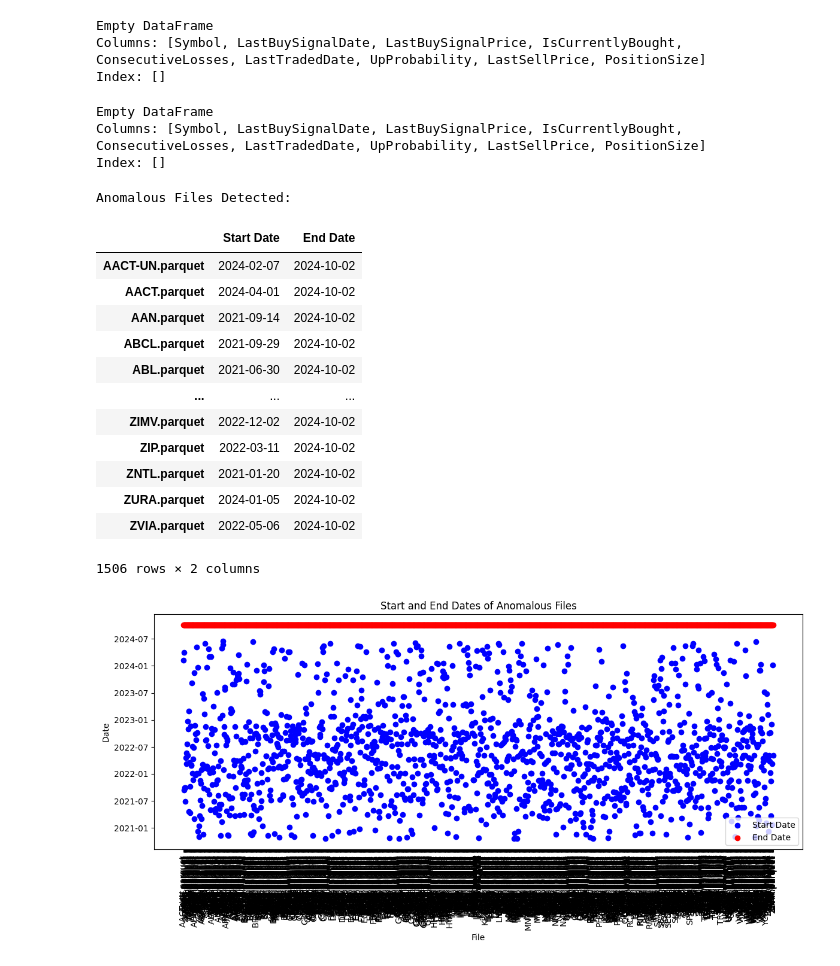
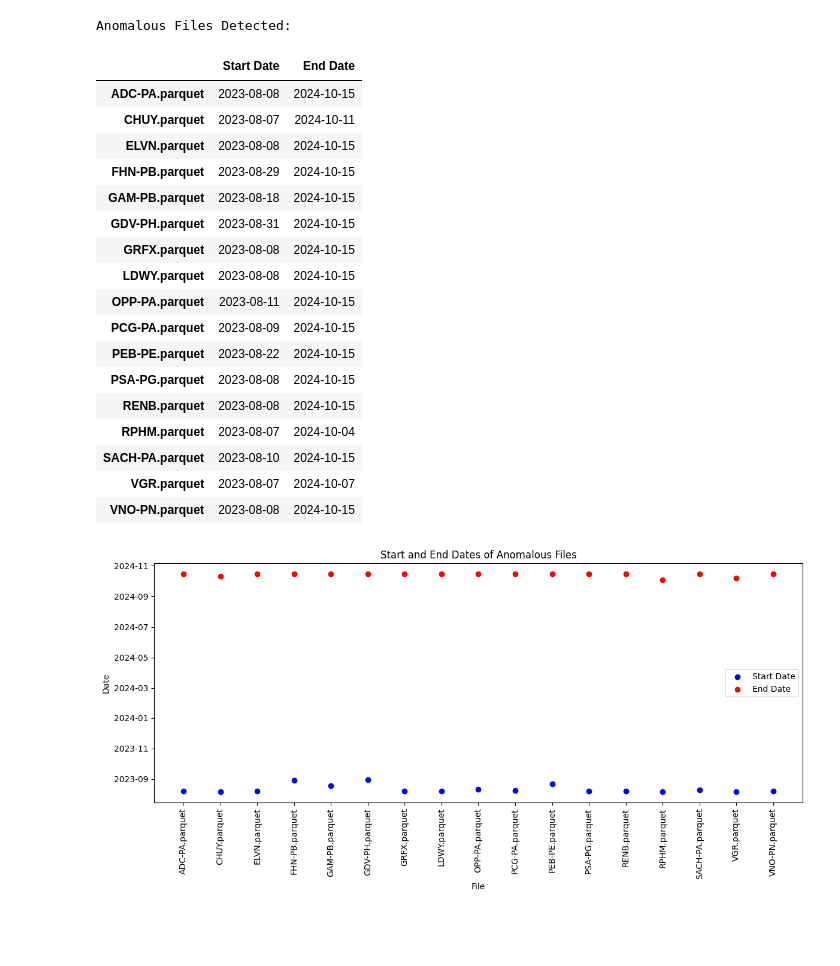
Before and after one commit to JonIsHere242/Stock-Market-LSTM, a Jupyter notebook: GeneralWorkspace.ipynb, the cells around one changed output. Saved outputs shown, nothing was run; the diff lists cells and outputs as text; code cells hidden in the pictures; blank space fills up the shorter version.

```diff
--- a/GeneralWorkspace.ipynb
+++ b/GeneralWorkspace.ipynb
@@ -117,0 +100,14 @@ Percentage of stale files: 0.00%
+# %%
+import pandas as pd
+
+# Load the data from the parquet file
+df = pd.read_parquet("_Buy_Signals.parquet")
+
+# Remove the rows where the symbol is "INMD" or "NTLA"
+df_filtered = df[~df['Symbol'].isin(['INMD', 'NTLA'])]
+
+# Save the filtered DataFrame back to the parquet file
+df_filtered.to_parquet("_Buy_Signals.parquet", index=False)
+
+# Optional: print the tail of the updated DataFrame to confirm the changes
+print(df_filtered.tail())
@@ -603,33 +391,3 @@ Middle State Data Count: 621
-# %%
-import pandas as pd
-
-# Load the parquet file
-file = "_Buy_Signals.parquet"
-df = pd.read_parquet(file)
-
-# Create an empty DataFrame with the same columns
-empty_df = pd.DataFrame(columns=df.columns)
-
-# Print the empty DataFrame to verify
-print(empty_df)
-##save the empty dataframe to a new parquet file
-empty_df.to_parquet("_Buy_Signals.parquet")
-# %% [output]
-Empty DataFrame
-Columns: [Symbol, LastBuySignalDate, LastBuySignalPrice, IsCurrentlyBought, ConsecutiveLosses, LastTradedDate, UpProbability, LastSellPrice, PositionSize]
-Index: []
-# %%
-import pandas as pd
-
-# Load the parquet file
-file = "_Buy_Signals.parquet"
-df = pd.read_parquet(file)
-
-print(df.tail())
-# %% [output]
-Empty DataFrame
-Columns: [Symbol, LastBuySignalDate, LastBuySignalPrice, IsCurrentlyBought, ConsecutiveLosses, LastTradedDate, UpProbability, LastSellPrice, PositionSize]
-Index: []
 # %%
 # Import required libraries
 import os
@@ -644,7 +402,7 @@ folder_path = "Data/RFpredictions"
 date_ranges = {}
 
 # Define the latest date to check for consistency
-latest_date = pd.Timestamp("2024-09-27")
+latest_date = pd.Timestamp("2024-10-16")
 
 # Load all Parquet files and check their date ranges
 files = [f for f in os.listdir(folder_path) if f.endswith(".parquet")]
@@ -683,43 +441,48 @@ anomalous_files = date_ranges_df[
 # Display only the anomalous files
 if not anomalous_files.empty:
     print("Anomalous Files Detected:")
     display(anomalous_files)
 
     # Plot the start and end dates of the anomalous files
     plt.figure(figsize=(12, 6))
 
     # Plot start dates
     plt.scatter(anomalous_files.index, anomalous_files['Start Date'], color='blue', label='Start Date')
 
     # Plot end dates
     plt.scatter(anomalous_files.index, anomalous_files['End Date'], color='red', label='End Date')
 
     # Formatting the plot
     plt.xlabel('File')
     plt.ylabel('Date')
     plt.xticks(rotation=90)
     plt.legend()
     plt.title('Start and End Dates of Anomalous Files')
 
     # Show plot
     plt.tight_layout()
     plt.show()
 
 else:
     print("No anomalies found. All files have consistent date ranges.")
 # %% [output]
 Anomalous Files Detected:
 |  | Start Date | End Date |
-| AACT-UN.parquet | 2024-02-07 | 2024-10-02 |
-| AACT.parquet | 2024-04-01 | 2024-10-02 |
-| AAN.parquet | 2021-09-14 | 2024-10-02 |
-| ABCL.parquet | 2021-09-29 | 2024-10-02 |
-| ABL.parquet | 2021-06-30 | 2024-10-02 |
-| ... | ... | ... |
-| ZIMV.parquet | 2022-12-02 | 2024-10-02 |
-| ZIP.parquet | 2022-03-11 | 2024-10-02 |
-| ZNTL.parquet | 2021-01-20 | 2024-10-02 |
-| ZURA.parquet | 2024-01-05 | 2024-10-02 |
-| ZVIA.parquet | 2022-05-06 | 2024-10-02 |
+| ADC-PA.parquet | 2023-08-08 | 2024-10-15 |
+| CHUY.parquet | 2023-08-07 | 2024-10-11 |
+| ELVN.parquet | 2023-08-08 | 2024-10-15 |
+| FHN-PB.parquet | 2023-08-29 | 2024-10-15 |
+| GAM-PB.parquet | 2023-08-18 | 2024-10-15 |
+| GDV-PH.parquet | 2023-08-31 | 2024-10-15 |
+| GRFX.parquet | 2023-08-08 | 2024-10-15 |
+| LDWY.parquet | 2023-08-08 | 2024-10-15 |
+| OPP-PA.parquet | 2023-08-11 | 2024-10-15 |
+| PCG-PA.parquet | 2023-08-09 | 2024-10-15 |
+| PEB-PE.parquet | 2023-08-22 | 2024-10-15 |
+| PSA-PG.parquet | 2023-08-08 | 2024-10-15 |
+| RENB.parquet | 2023-08-08 | 2024-10-15 |
+| RPHM.parquet | 2023-08-07 | 2024-10-04 |
+| SACH-PA.parquet | 2023-08-10 | 2024-10-15 |
+| VGR.parquet | 2023-08-07 | 2024-10-07 |
+| VNO-PN.parquet | 2023-08-08 | 2024-10-15 |
-1506 rows × 2 columns
-[figure, old version]
+[figure, new version]
```
Also changed, not shown: parts of 6 cells of this notebook, 34 other files.
